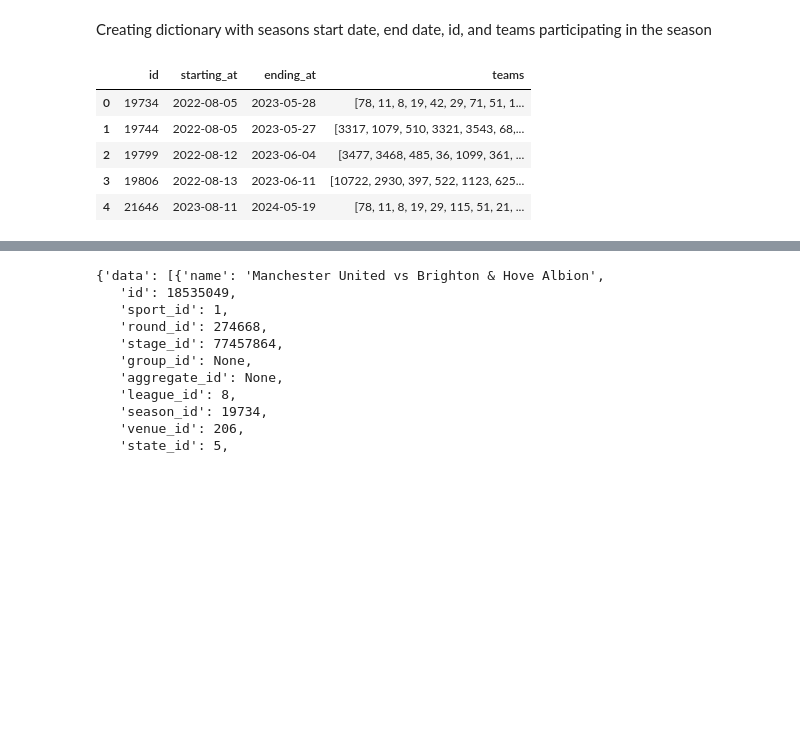
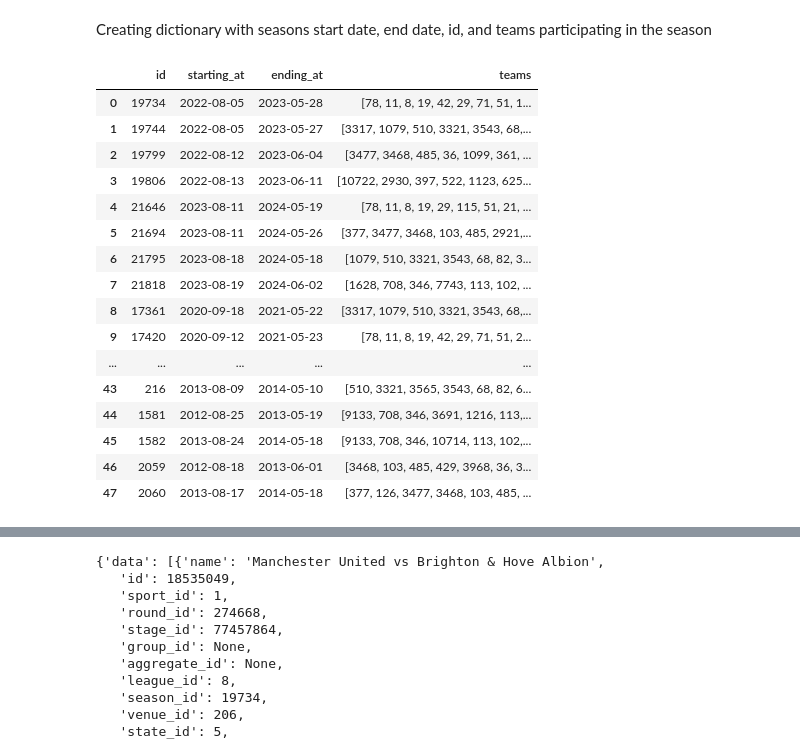
Before and after one commit to AneliaAB/Visualisering, a Jupyter notebook: get_fixtures.ipynb, the cells around one changed output, grey strips where cells are left out. Drawn from its saved outputs; the diff is of its cells as text; code cells hidden in the pictures; blank space fills up the shorter version.

```diff
--- a/get_fixtures.ipynb
+++ b/get_fixtures.ipynb
@@ -83,11 +83,22 @@ for row in seasons_df.index:
 # %%
 season_dict = pd.DataFrame.from_dict(season_dict)
 season_dict.to_csv('data/seasons_info.csv')
-season_dict.head()
+season_dict
 # %% [output]
 |  | id | starting_at | ending_at | teams |
 | 0 | 19734 | 2022-08-05 | 2023-05-28 | [78, 11, 8, 19, 42, 29, 71, 51, 1... |
 | 1 | 19744 | 2022-08-05 | 2023-05-27 | [3317, 1079, 510, 3321, 3543, 68,... |
 | 2 | 19799 | 2022-08-12 | 2023-06-04 | [3477, 3468, 485, 36, 1099, 361, ... |
 | 3 | 19806 | 2022-08-13 | 2023-06-11 | [10722, 2930, 397, 522, 1123, 625... |
 | 4 | 21646 | 2023-08-11 | 2024-05-19 | [78, 11, 8, 19, 29, 115, 51, 21, ... |
+| 5 | 21694 | 2023-08-11 | 2024-05-26 | [377, 3477, 3468, 103, 485, 2921,... |
+| 6 | 21795 | 2023-08-18 | 2024-05-18 | [1079, 510, 3321, 3543, 68, 82, 3... |
+| 7 | 21818 | 2023-08-19 | 2024-06-02 | [1628, 708, 346, 7743, 113, 102, ... |
+| 8 | 17361 | 2020-09-18 | 2021-05-22 | [3317, 1079, 510, 3321, 3543, 68,... |
+| 9 | 17420 | 2020-09-12 | 2021-05-23 | [78, 11, 8, 19, 42, 29, 71, 51, 2... |
+| ... | ... | ... | ... | ... |
+| 43 | 216 | 2013-08-09 | 2014-05-10 | [510, 3321, 3565, 3543, 68, 82, 6... |
+| 44 | 1581 | 2012-08-25 | 2013-05-19 | [9133, 708, 346, 3691, 1216, 113,... |
+| 45 | 1582 | 2013-08-24 | 2014-05-18 | [9133, 708, 346, 10714, 113, 102,... |
+| 46 | 2059 | 2012-08-18 | 2013-06-01 | [3468, 103, 485, 429, 3968, 36, 3... |
+| 47 | 2060 | 2013-08-17 | 2014-05-18 | [377, 126, 3477, 3468, 103, 485, ... |
```
Also changed, not shown: parts of 2 cells of this notebook, 42 other files.
